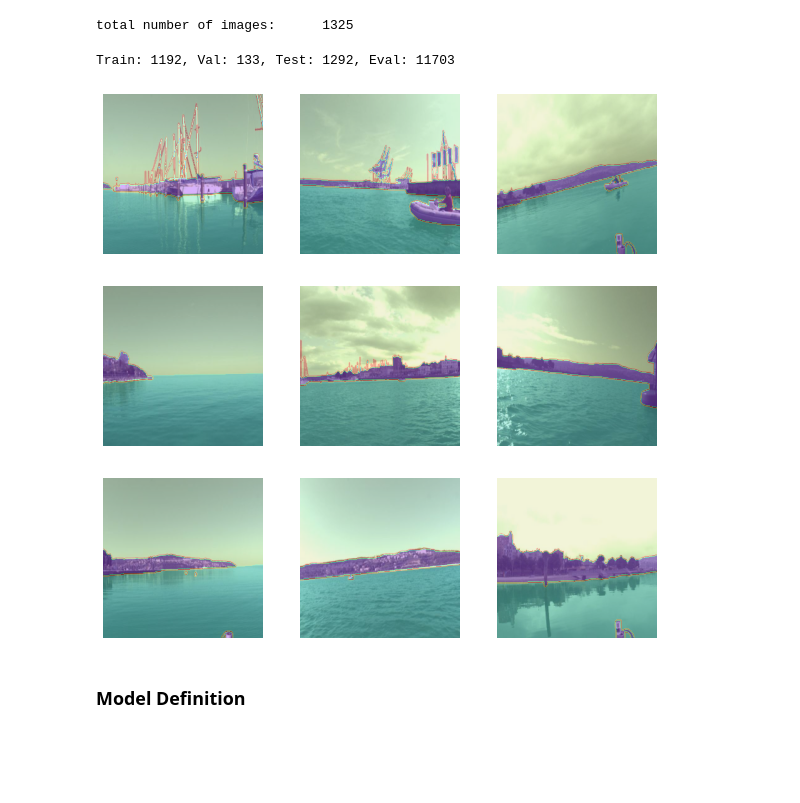
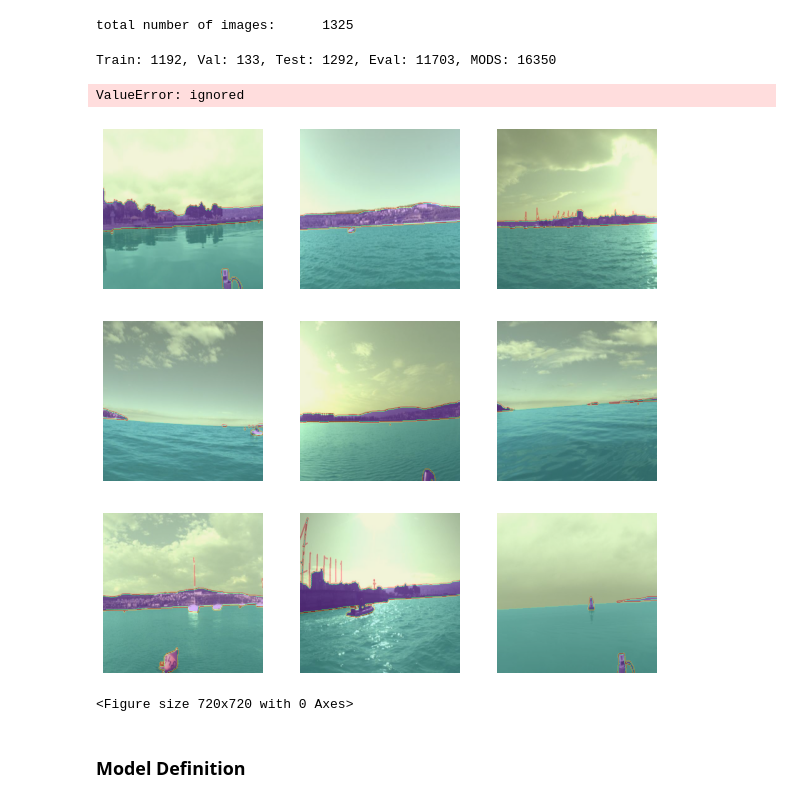
Before and after one commit to KFH22/ShorelineNet, a Jupyter notebook: ShorelineNet.ipynb, the cells around one changed output. Drawn from its saved outputs; the diff is of its cells as text; code cells hidden in the pictures; blank space fills up the shorter version.

Commit message:
Handling of MODS with only images and no masks - test image show not working yet

```diff
--- a/ShorelineNet.ipynb
+++ b/ShorelineNet.ipynb
@@ -394,17 +403,15 @@ total number of images:      1325
 list_dir = tf.data.Dataset.list_files(images_path + '*.jpg', shuffle=True, seed=SEED)
 # test_ds = tf.data.Dataset.list_files(test_images_path + '*.jpg', shuffle=False)
 
-# Evaluation file dataset for all eval_images
-test_sequence_folders = ['seq27', 'seq28']
-eval_ds = tf.data.Dataset.list_files(eval_images_path + 'seq*' + '/*.jpg', shuffle=False)
-test_ds = tf.data.Dataset.list_files([eval_images_path + seq + '/*.jpg' for seq in test_sequence_folders], shuffle=False)
 
 # Test folders only sequence 27 and 28 - i.e. last two folders in import
-# test_sequence_folders = ['kope82-00-00011177-00011797', 'kope82-00-00012030-00012700']
+test_sequence_folders = ['seq27', 'seq28']
+test_ds = tf.data.Dataset.list_files([eval_images_path + seq + '/*.jpg' for seq in test_sequence_folders], shuffle=False)
 # Evaluation file dataset for all eval_images
-# eval_ds = tf.data.Dataset.list_files(eval_images_path + 'kope*' + '/frames' + '/*.jpg', shuffle=False)
-# Test dataset for each sequence folder (27 & 28)
-# test_ds = tf.data.Dataset.list_files([eval_images_path + seq + '/frames' + '/*.jpg' for seq in test_sequence_folders], shuffle=False)
+eval_ds = tf.data.Dataset.list_files(eval_images_path + 'seq*' + '/*.jpg', shuffle=False)
+
+# MODS evaluation ds
+MODS_ds = tf.data.Dataset.list_files(MODS_images_path + '*' + '/frames' + '/*.jpg', shuffle=False)
 
 # # Get list of file names for train and val - TRAIN_VAL_RATIO decides how many of the images are used for training and how many are used for validation
 train_length = round(total_image_count * TRAIN_VAL_RATIO)
@@ -415,11 +422,12 @@ val_ds = list_dir.skip(train_length)
 TRAINSET_SIZE = tf.data.experimental.cardinality(train_ds).numpy() # size of dataset used to train (MasTr)
 VALSET_SIZE = tf.data.experimental.cardinality(val_ds).numpy() # Size of dataset used to validate (MasTr)
 TEST_SIZE = tf.data.experimental.cardinality(test_ds).numpy() # Size of dataset used to test (MODD2)
-EVAL_SIZE = tf.data.experimental.cardinality(eval_ds).numpy() # Siize of dataset used to evaluate (MODD2)
+EVAL_SIZE = tf.data.experimental.cardinality(eval_ds).numpy() # Size of dataset used to evaluate (MODD2)
+MODS_SIZE = tf.data.experimental.cardinality(MODS_ds).numpy() # Size of dataset used to evaluate (MODS)
 
-print(f'Train: {TRAINSET_SIZE}, Val: {VALSET_SIZE}, Test: {TEST_SIZE}, Eval: {EVAL_SIZE}')
+print(f'Train: {TRAINSET_SIZE}, Val: {VALSET_SIZE}, Test: {TEST_SIZE}, Eval: {EVAL_SIZE}, MODS: {MODS_SIZE}')
 # %% [output]
-Train: 1192, Val: 133, Test: 1292, Eval: 11703
+Train: 1192, Val: 133, Test: 1292, Eval: 11703, MODS: 16350
 # %%
 # Run parse_image on all dataset entries
 # Parses images to uint8 x3 RGB for images and x1 for masks of water, sky, obstacle and unknown
@@ -428,6 +436,7 @@ train_ds = train_ds.map(parse_image)
 val_ds = val_ds.map(parse_image)
 test_ds = test_ds.map(parse_image)
 eval_ds = eval_ds.map(parse_image)
+MODS_ds = MODS_ds.map(lambda x: parse_image(x, HasMask = False))
 # %%
 # Training set:
 #           cache -> shuffle -> Augment -> batch -> repeat -> prefetch
@@ -435,7 +444,7 @@ eval_ds = eval_ds.map(parse_image)
 # Validation set:
 # Resize -> cache -> shuffle -> batch ->                      prefetch
 
-# Test & Eval set:
+# Test & Eval sets:
 # Resize -> batch
 
 train_ds = train_ds.cache() # cache dataset for it to be used over iterations
@@ -454,24 +463,43 @@ test_ds = test_ds.cache().batch(batch_size = BATCH_SIZE) # Cache
 
 eval_ds = eval_ds.map(load_image_test, num_parallel_calls=AUTOTUNE) # Run eval image load
 eval_ds = eval_ds.batch(batch_size = BATCH_SIZE) # Batch
+
+MODS_ds = MODS_ds.map(lambda x: load_image_test(x, HasMask = False), num_parallel_calls=AUTOTUNE) # Run eval image load
+MODS_ds = MODS_ds.batch(batch_size = BATCH_SIZE) # Batch
 # %%
 ### Display images
 
 # train_ds.skip(37)
 for image_batch, mask_batch in val_ds.take(1): # Both a mask and an image batch stored in val_ds
   plt.figure(figsize=(10, 10)) # create 10 by 10 inch figure
   for i in range(9): # 0 through 8
     ax = plt.subplot(3, 3, i + 1) # Create subplot
     image = image_batch[i]
     mask = mask_batch[i] # Take given image and mask
     plt.imshow(image) # Plot image
     plt.imshow(tf.keras.preprocessing.image.array_to_img(mask), alpha=0.3, cmap='rainbow') # Convert mask to PIL, make transparent with alpha and apply colourmap
     plt.axis("off")
   break
+
+
+# Show random MODS im to check proper import:
+plt.figure(figsize=(10, 10))
+image = tf.slice(MODS_ds,[0,0,0,0],[0,1,1,1])
+# image = np.squeeze(image)
+# plt.imshow(image)
+# plt.axis("off")
+# for images in MODS_ds.take(0):
+#   for i in range(9):
+#     ax = plt.subplot(3, 3, i + 1)
+#     plt.imshow(images[i].numpy().astype("uint8"))
+#     plt.axis("off")
+
 # i = 0
 # display([image_batch[i], mask_batch[i]])
 # %% [output]
+ValueError: ignored
-[figure, old version]
+[figure, new version]
+<Figure size 720x720 with 0 Axes>
 # %% [markdown]
 ### Model Definition
 # %%
```
Also changed, not shown: parts of 7 cells of this notebook.
